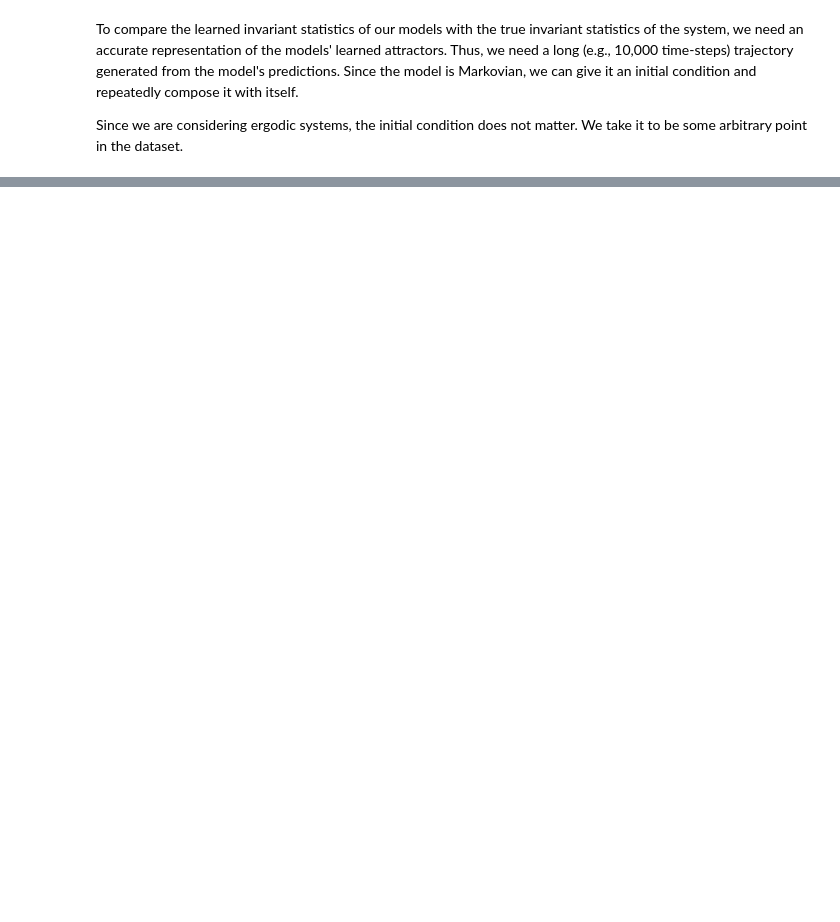
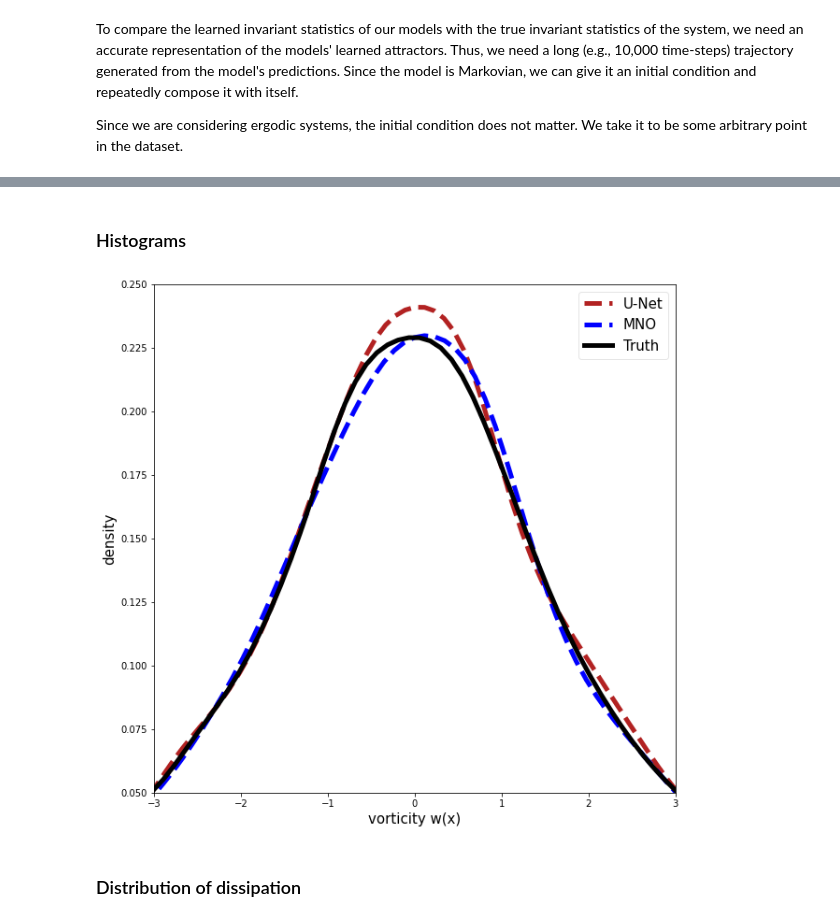
Before and after one commit to neuraloperator/markov_neural_operator, a Jupyter notebook: visualize_navier_stokes2d.ipynb, the cells around one changed output, grey strips where cells are left out. Cells and saved outputs as stored; diff of their text form; code cells hidden in the pictures; blank space fills up the shorter version.

```diff
--- a/visualize_navier_stokes2d.ipynb
+++ b/visualize_navier_stokes2d.ipynb
@@ -41,0 +103,37 @@ MNO_pred = loadmat('')
+# %% [markdown]
+### Histograms
+# %%
+truth_numpy = truth.numpy()
+unet_pred_numpy = unet_pred.numpy()
+MNO_pred_numpy = MNO_pred.numpy()
+
+fig, ax = plt.subplots(figsize=(10,10))
+linewidth = 5
+
+sns.distplot(ax=ax, a=unet_pred_numpy.reshape(-1)[random.permutation(len(unet_pred_numpy.reshape(-1)))[:10000]], \
+             kde=True, hist=False, bins=50, label='U-Net', \
+             kde_kws=dict(linewidth=linewidth,linestyle='--',color='firebrick'))
+
+sns.distplot(ax=ax, a=MNO_pred_numpy.reshape(-1)[random.permutation(len(MNO_pred_numpy.reshape(-1)))[:10000]], \
+             kde=True, hist=False, bins=50, label='MNO', \
+             kde_kws=dict(linewidth=linewidth,linestyle='--',color='blue'))
+
+sns.distplot(ax=ax, a=truth_numpy.reshape(-1)[random.permutation(len(truth_numpy.reshape(-1)))[:10000]], \
+             kde=True, hist=False, bins=50, label='Truth', \
+             kde_kws=dict(linewidth=linewidth,color='k'))
+
+ax.set_xlim(-3,3)
+ax.set_ylim(0.05,0.25)
+ax.tick_params(axis='both', which='major', labelsize=10)
+ax.tick_params(axis='both', which='minor', labelsize=10)
+
+plt.xlabel('vorticity w(x)', fontsize=15)
+plt.ylabel('density', fontsize=15)
+
+leg = plt.legend(loc='upper right', prop={'size': 15})
+leg.get_frame().set_alpha(0.5)
+plt.show()
+# %% [output]
+[figure, added]
+# %% [markdown]
+### Distribution of dissipation
```
Also changed, not shown: parts of 17 cells of this notebook, 1 other file.
